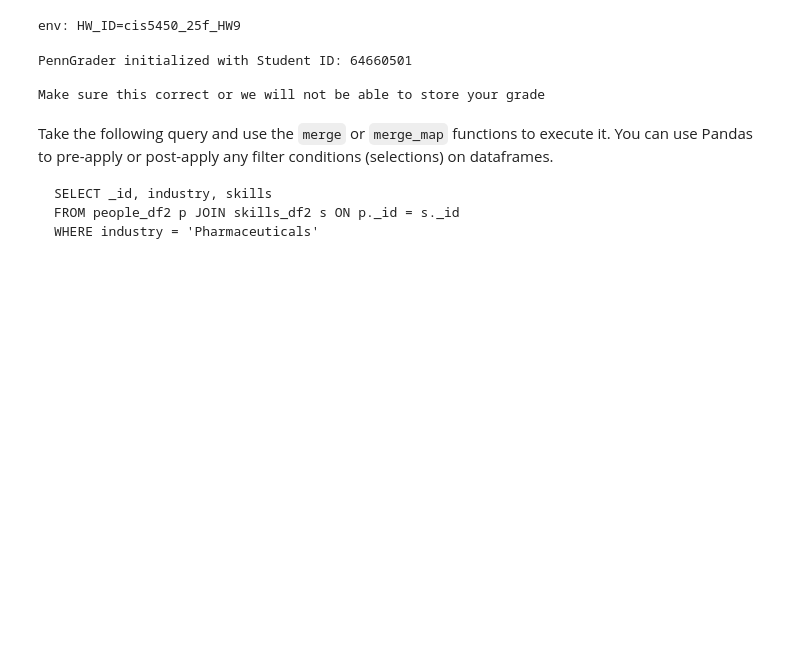
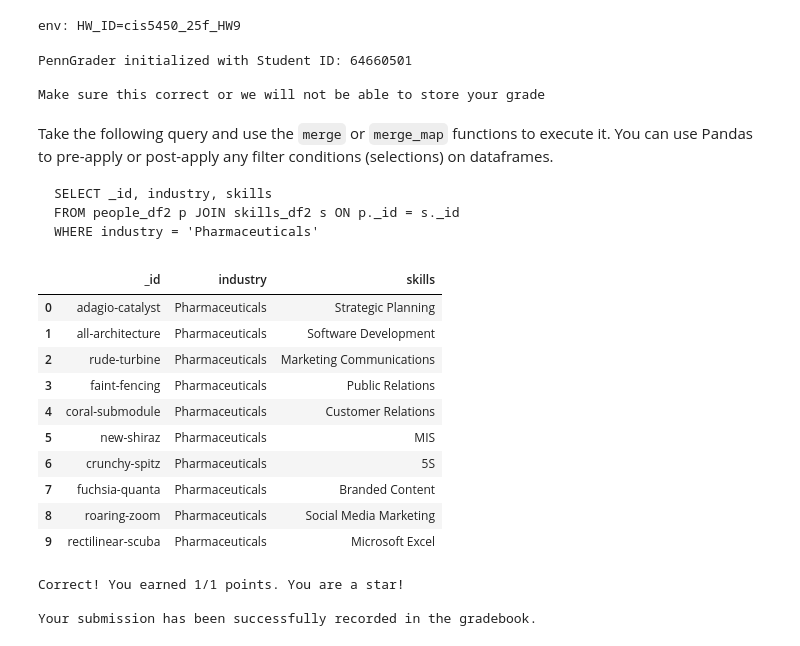
Before and after one commit to hong126-ch/CIS5450, a Jupyter notebook: 6_Module_2_Part_II_Query_Processing.ipynb, the cells around one changed output. Drawn from its saved outputs; the diff is of its cells as text; code cells hidden in the pictures; blank space fills up the shorter version.

````diff
--- a/6_Module_2_Part_II_Query_Processing.ipynb
+++ b/6_Module_2_Part_II_Query_Processing.ipynb
@@ -269,19 +260,31 @@ groups_df = get_nested_dict(people_df[['_id','group']], 'group')
 people_only_df = people_df.drop(columns=['name','education','group','skills','experience','honors','events','specilities','interests'])
 # %%
 ## This is just to reset things so we don't have an index
-conn = duckdb.connect('linkedin.db')
-conn.execute('BEGIN TRANSACTION')
-conn.execute('DROP TABLE IF EXISTS people')
+#conn = duckdb.connect('linkedin.db')
+#conn.execute('BEGIN TRANSACTION')
+#conn.execute('DROP TABLE IF EXISTS people')
+# conn.execute('DROP INDEX IF EXISTS people_industry')
+# conn.execute('CREATE TABLE people AS SELECT * FROM people_df')
+# conn.execute('CREATE TABLE education AS SELECT * FROM education_df')
+# conn.execute('CREATE TABLE experience AS SELECT * FROM experience_df')
+# conn.execute('CREATE TABLE skills AS SELECT * FROM skills_df')
+# conn.execute('CREATE TABLE honors AS SELECT * FROM honors_df')
+# conn.execute('CREATE TABLE events AS SELECT * FROM events_df')
+# conn.execute('CREATE TABLE groups AS SELECT * FROM groups_df')
+# conn.execute('CREATE TABLE specialties AS SELECT * FROM specialties_df')
+# conn.execute('CREATE TABLE interests AS SELECT * FROM interests_df')
+# conn.execute('COMMIT')
+
 conn.execute('DROP INDEX IF EXISTS people_industry')
-conn.execute('CREATE TABLE people AS SELECT * FROM people_df')
-conn.execute('CREATE TABLE education AS SELECT * FROM education_df')
-conn.execute('CREATE TABLE experience AS SELECT * FROM experience_df')
-conn.execute('CREATE TABLE skills AS SELECT * FROM skills_df')
-conn.execute('CREATE TABLE honors AS SELECT * FROM honors_df')
-conn.execute('CREATE TABLE events AS SELECT * FROM events_df')
-conn.execute('CREATE TABLE groups AS SELECT * FROM groups_df')
-conn.execute('CREATE TABLE specialties AS SELECT * FROM specialties_df')
-conn.execute('CREATE TABLE interests AS SELECT * FROM interests_df')
+conn.execute('CREATE OR REPLACE TABLE people AS SELECT * FROM people_df')
+conn.execute('CREATE OR REPLACE TABLE education AS SELECT * FROM education_df')
+conn.execute('CREATE OR REPLACE TABLE experience AS SELECT * FROM experience_df')
+conn.execute('CREATE OR REPLACE TABLE skills AS SELECT * FROM skills_df')
+conn.execute('CREATE OR REPLACE TABLE honors AS SELECT * FROM honors_df')
+conn.execute('CREATE OR REPLACE TABLE events AS SELECT * FROM events_df')
+conn.execute('CREATE OR REPLACE TABLE groups AS SELECT * FROM groups_df')
+conn.execute('CREATE OR REPLACE TABLE specialties AS SELECT * FROM specialties_df')
+conn.execute('CREATE OR REPLACE TABLE interests AS SELECT * FROM interests_df')
 conn.execute('COMMIT')
 # %% [output]
 <duckdb.duckdb.DuckDBPyConnection at 0x...>
@@ -625,8 +624,27 @@ WHERE industry = 'Pharmaceuticals'
 ```
 # %%
 # TODO: compute results_df as per the above
-results_df = # TODO
+filtered_ppl_df2 = people_df2[people_df2['industry'] == 'Pharmaceuticals']
+
+results_df = filtered_ppl_df2.merge(skills_df2, on='_id')[['_id', 'industry', 'skills_y']]
+results_df = results_df.rename(columns={'skills_y': 'skills'})
 
 results_df
+# %% [output]
+|  | _id | industry | skills |
+| 0 | adagio-catalyst | Pharmaceuticals | Strategic Planning |
+| 1 | all-architecture | Pharmaceuticals | Software Development |
+| 2 | rude-turbine | Pharmaceuticals | Marketing Communications |
+| 3 | faint-fencing | Pharmaceuticals | Public Relations |
+| 4 | coral-submodule | Pharmaceuticals | Customer Relations |
+| 5 | new-shiraz | Pharmaceuticals | MIS |
+| 6 | crunchy-spitz | Pharmaceuticals | 5S |
+| 7 | fuchsia-quanta | Pharmaceuticals | Branded Content |
+| 8 | roaring-zoom | Pharmaceuticals | Social Media Marketing |
+| 9 | rectilinear-scuba | Pharmaceuticals | Microsoft Excel |
 # %%
 grader.grade('pharma', results_df)
+# %% [output]
+Correct! You earned 1/1 points. You are a star!
+
+Your submission has been successfully recorded in the gradebook.
````
Also changed, not shown: parts of 18 cells of this notebook.
